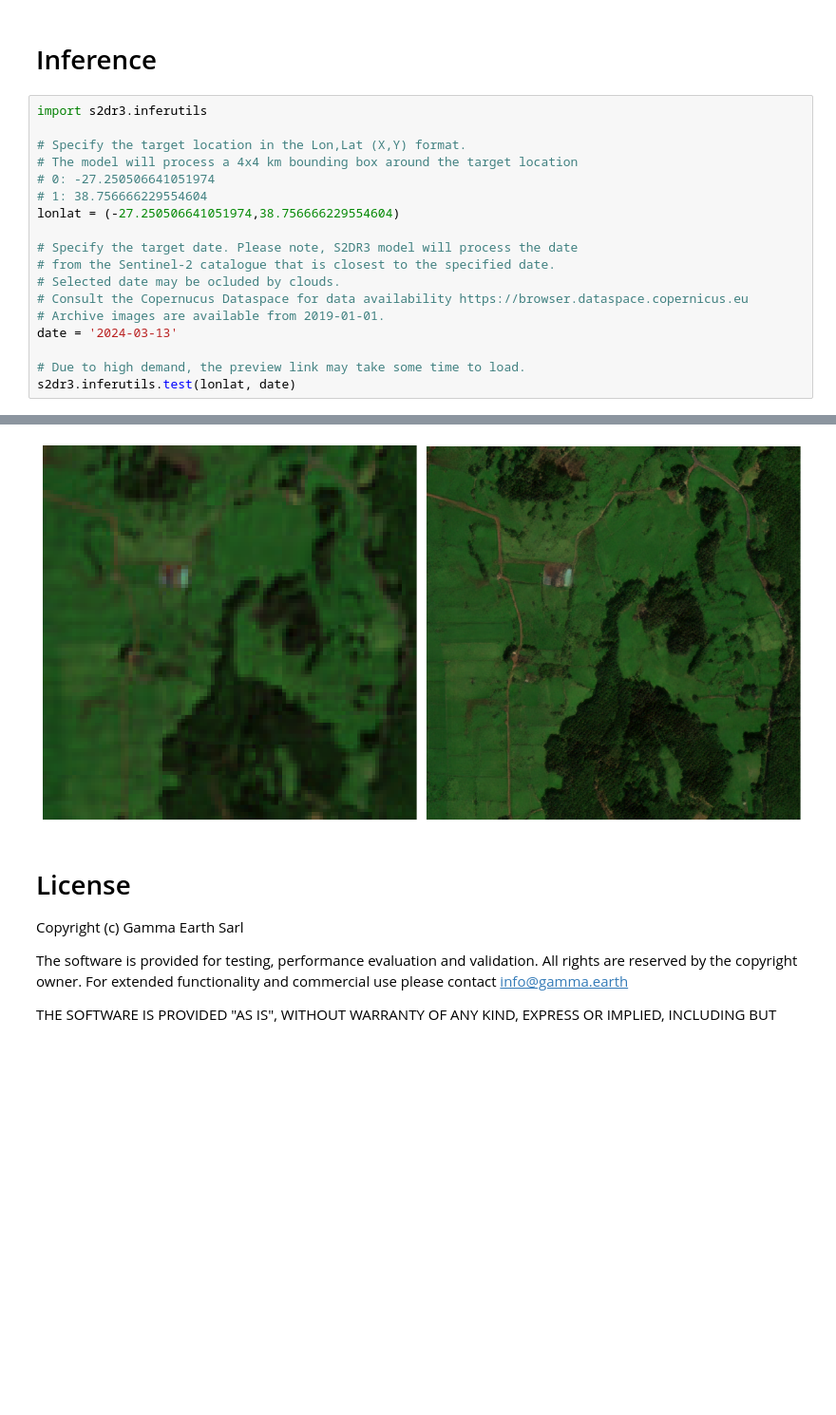
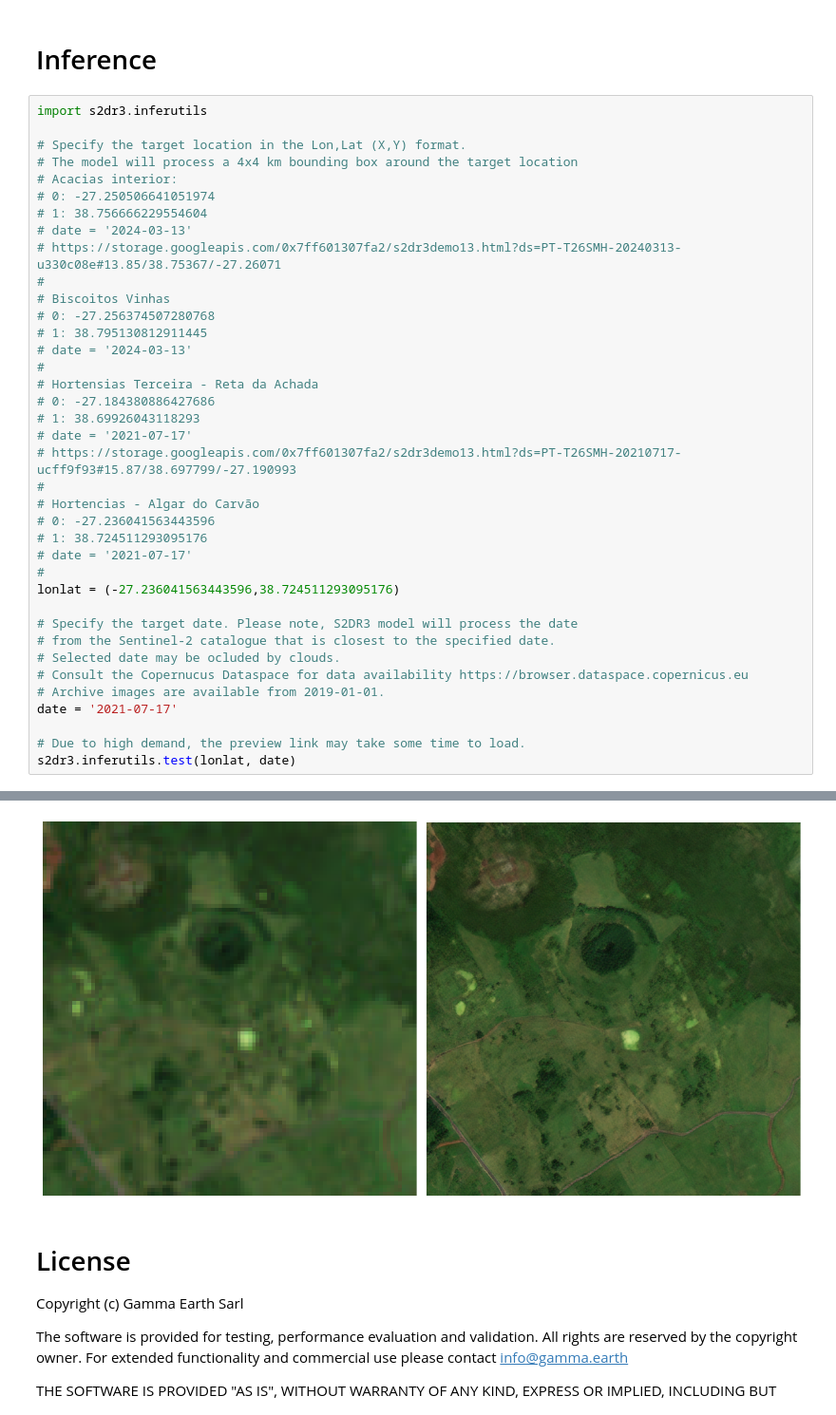
Before and after one commit to filmfer/2020_FluxSat_MDPI_RemoteSensing, a Jupyter notebook: S2DR3T_infer_20240430.ipynb, the cells around one changed output, grey strips where cells are left out. Shown at 95% size. Drawn from its saved outputs; the diff is of its cells as text; blank space fills up the shorter version.

```diff
--- a/S2DR3T_infer_20240430.ipynb
+++ b/S2DR3T_infer_20240430.ipynb
@@ -49,16 +49,36 @@ import s2dr3.inferutils
 
 # Specify the target location in the Lon,Lat (X,Y) format.
 # The model will process a 4x4 km bounding box around the target location
+# Acacias interior:
 # 0: -27.250506641051974
 # 1: 38.756666229554604
-lonlat = (-27.250506641051974,38.756666229554604)
+# date = '2024-03-13'
+# https://storage.googleapis.com/0x7ff601307fa2/s2dr3demo13.html?ds=PT-T26SMH-20240313-u330c08e#13.85/38.75367/-27.26071
+#
+# Biscoitos Vinhas
+# 0: -27.256374507280768
+# 1: 38.795130812911445
+# date = '2024-03-13'
+#
+# Hortensias Terceira - Reta da Achada
+# 0: -27.184380886427686
+# 1: 38.69926043118293
+# date = '2021-07-17'
+# https://storage.googleapis.com/0x7ff601307fa2/s2dr3demo13.html?ds=PT-T26SMH-20210717-ucff9f93#15.87/38.697799/-27.190993
+#
+# Hortencias - Algar do Carvão
+# 0: -27.236041563443596
+# 1: 38.724511293095176
+# date = '2021-07-17'
+#
+lonlat = (-27.236041563443596,38.724511293095176)
 
 # Specify the target date. Please note, S2DR3 model will process the date
 # from the Sentinel-2 catalogue that is closest to the specified date.
 # Selected date may be ocluded by clouds.
 # Consult the Copernucus Dataspace for data availability https://browser.dataspace.copernicus.eu
 # Archive images are available from 2019-01-01.
-date = '2024-03-13'
+date = '2021-07-17'
 
 # Due to high demand, the preview link may take some time to load.
 s2dr3.inferutils.test(lonlat, date)
@@ -74,4 +94,4 @@ https://storage.googleapis.com/0x7ff601307fa2/s2dr3demo13.html?ds=PT-T26SMH-2024
-[figure, old version]
+[figure, new version]
 # %% [markdown]
 # License
 
```
Also changed, not shown: parts of 1 cell of this notebook.
